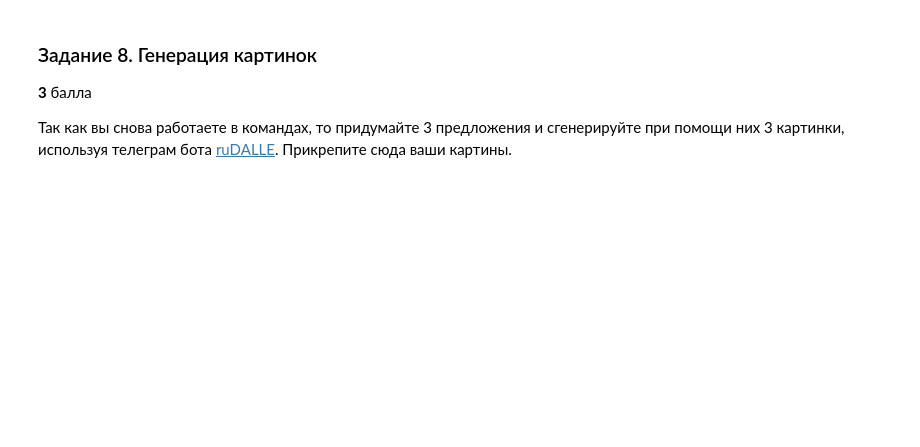
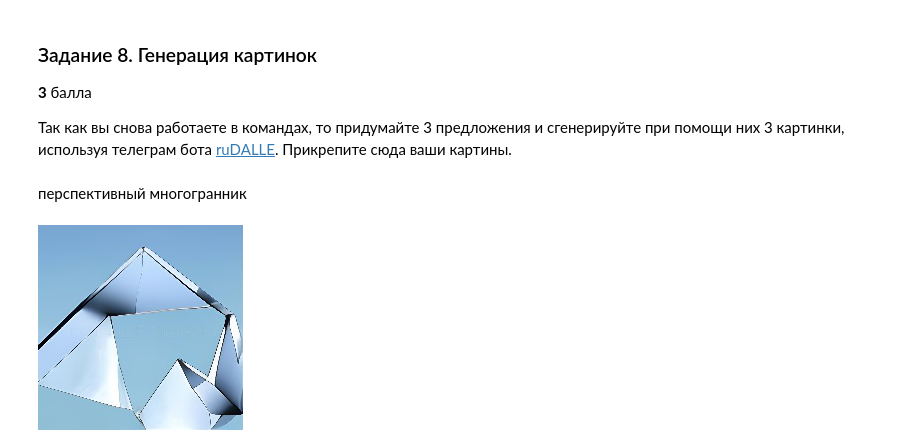
Before and after one commit to kambizaur/BI_ML_2023, a Jupyter notebook: HW_07_08_nn_intro/code/FC_NN_practice.ipynb, the cells around one changed output. Drawn from its saved outputs; the diff is of its cells as text; code cells hidden in the pictures; blank space fills up the shorter version.

```diff
--- a/HW_07_08_nn_intro/code/FC_NN_practice.ipynb
+++ b/HW_07_08_nn_intro/code/FC_NN_practice.ipynb
@@ -508,0 +558,6 @@ class CustomReLU(nn.Module):
+# %% [markdown]
+перспективный многогранник
+# %%
+Image.open("1.jpg")
+# %% [output]
+[figure, added]
```
Also changed, not shown: parts of 14 cells of this notebook.
